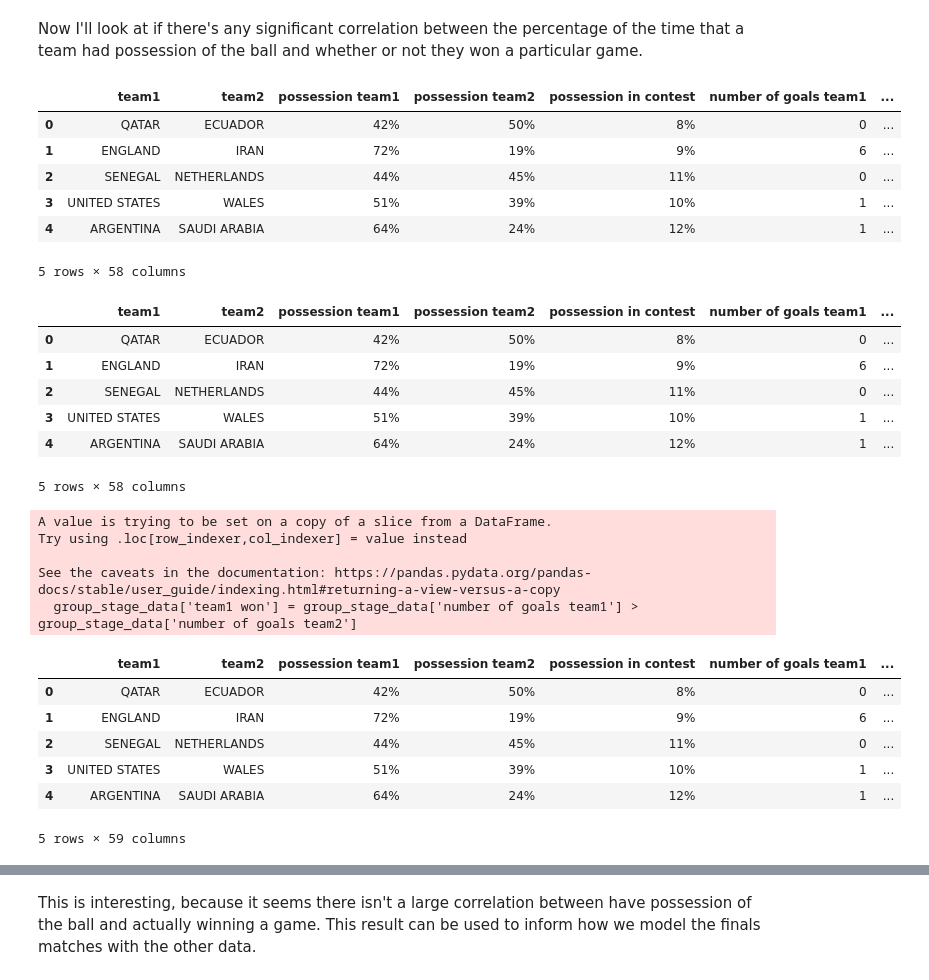
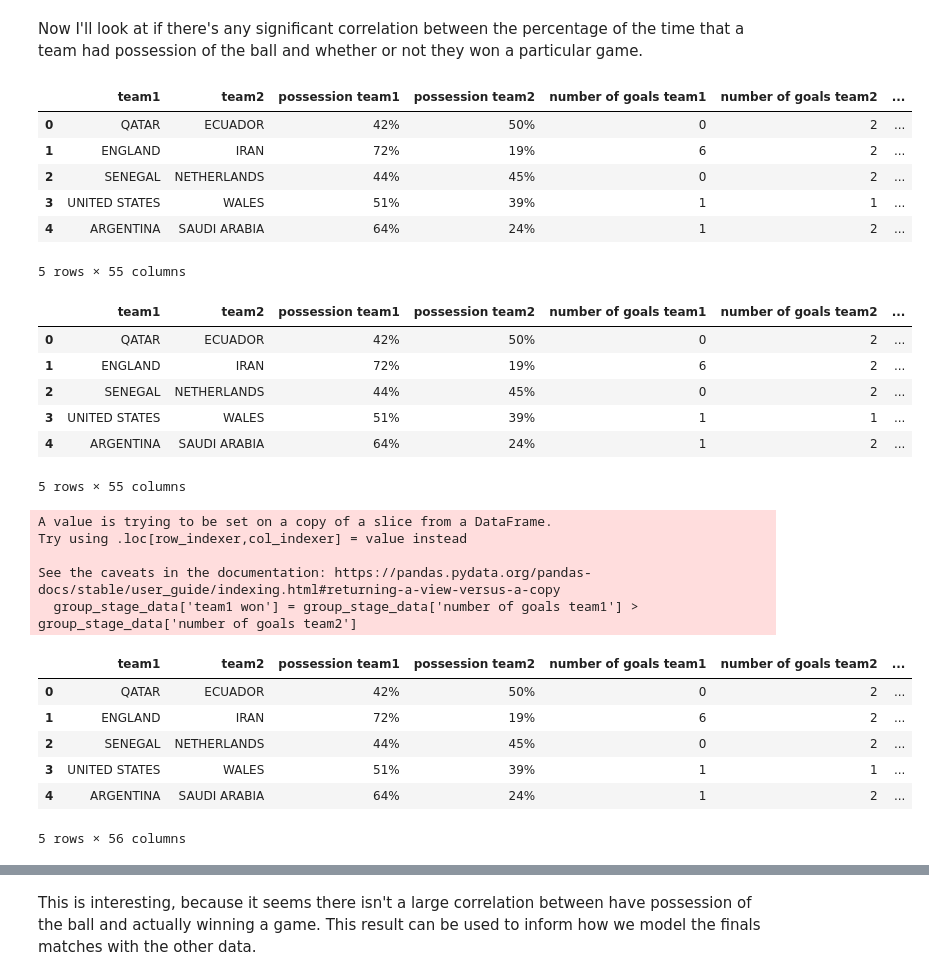
Before and after one commit to vrhughes/DS3001Group, a Jupyter notebook: Results/VH_Data_kaggle1_V2.ipynb, the cells around one changed output, grey strips where cells are left out. Saved outputs shown, nothing was run; the diff lists cells and outputs as text; code cells hidden in the pictures.

```diff
--- a/Results/VH_Data_kaggle1_V2.ipynb
+++ b/Results/VH_Data_kaggle1_V2.ipynb
@@ -19,7 +25,7 @@ data = pd.read_csv('https://raw.githubusercontent.com/vrhughes/DS3001Group/main/
 display(data)
 
 # Removing variables that are superfluous and/or unrelated to match performance
-data = data.drop(['date', 'hour', 'left channel team1', 'left channel team2', 'left inside channel team1', 'left inside channel team2', 'central channel team1', 'central channel team2', 'right inside channel team1', 'right inside channel team2', 'right channel team1', 'right channel team2'], axis=1)
+data = data.drop(['date', 'hour', 'left channel team1', 'left channel team2', 'left inside channel team1', 'left inside channel team2', 'central channel team1', 'central channel team2', 'right inside channel team1', 'right inside channel team2', 'right channel team1', 'right channel team2', 'own goals team1', 'own goals team2', 'possession in contest'], axis=1)
 data = data.drop(['total offers to receive team1', 'total offers to receive team2', 'inbehind offers to receive team1', 'inbehind offers to receive team2', 'inbetween offers to receive team1', 'inbetween offers to receive team2', 'infront offers to receive team1', 'infront offers to receive team2', 'receptions between midfield and defensive lines team1', 'receptions between midfield and defensive lines team2', 'attempted line breaks team1', 'attempted line breaks team2', 'completed line breaksteam1', 'completed line breaks team2', 'attempted defensive line breaks team1', 'attempted defensive line breaks team2', 'switches of play completed team1', 'switches of play completed team2'], axis=1)
 
 # Looking at the data again
@@ -91,44 +97,44 @@ Now I'll look at if there's any significant correlation between the percentage o
 # %%
 data.head()
 # %% [output]
-|  | team1 | team2 | possession team1 | possession team2 | possession in contest | number of goals team1 | ... |
-| 0 | QATAR | ECUADOR | 42% | 50% | 8% | 0 | ... |
-| 1 | ENGLAND | IRAN | 72% | 19% | 9% | 6 | ... |
-| 2 | SENEGAL | NETHERLANDS | 44% | 45% | 11% | 0 | ... |
-| 3 | UNITED STATES | WALES | 51% | 39% | 10% | 1 | ... |
-| 4 | ARGENTINA | SAUDI ARABIA | 64% | 24% | 12% | 1 | ... |
+|  | team1 | team2 | possession team1 | possession team2 | number of goals team1 | number of goals team2 | ... |
+| 0 | QATAR | ECUADOR | 42% | 50% | 0 | 2 | ... |
+| 1 | ENGLAND | IRAN | 72% | 19% | 6 | 2 | ... |
+| 2 | SENEGAL | NETHERLANDS | 44% | 45% | 0 | 2 | ... |
+| 3 | UNITED STATES | WALES | 51% | 39% | 1 | 1 | ... |
+| 4 | ARGENTINA | SAUDI ARABIA | 64% | 24% | 1 | 2 | ... |
-5 rows × 58 columns
+5 rows × 55 columns
 # %%
 # Because our only goal with this data is to look at group stage results, we'll remove finals data
 group_stage_data = data[data['category'].str.contains('Group')]
-group_stage_data.head()
+#group_stage_data.head()
 
 # Removed about 16 rows of finals data,
 # %% [output]
-|  | team1 | team2 | possession team1 | possession team2 | possession in contest | number of goals team1 | ... |
-| 0 | QATAR | ECUADOR | 42% | 50% | 8% | 0 | ... |
-| 1 | ENGLAND | IRAN | 72% | 19% | 9% | 6 | ... |
-| 2 | SENEGAL | NETHERLANDS | 44% | 45% | 11% | 0 | ... |
-| 3 | UNITED STATES | WALES | 51% | 39% | 10% | 1 | ... |
-| 4 | ARGENTINA | SAUDI ARABIA | 64% | 24% | 12% | 1 | ... |
+|  | team1 | team2 | possession team1 | possession team2 | number of goals team1 | number of goals team2 | ... |
+| 0 | QATAR | ECUADOR | 42% | 50% | 0 | 2 | ... |
+| 1 | ENGLAND | IRAN | 72% | 19% | 6 | 2 | ... |
+| 2 | SENEGAL | NETHERLANDS | 44% | 45% | 0 | 2 | ... |
+| 3 | UNITED STATES | WALES | 51% | 39% | 1 | 1 | ... |
+| 4 | ARGENTINA | SAUDI ARABIA | 64% | 24% | 1 | 2 | ... |
-5 rows × 58 columns
+5 rows × 55 columns
 # %%
 # Adding another column to the group_stage_data that's true if team1 has more goals and false if team2 has more goals:
 group_stage_data['team1 won'] = group_stage_data['number of goals team1'] > group_stage_data['number of goals team2']
-group_stage_data.head()
+#group_stage_data.head()
 # %% [output]
 A value is trying to be set on a copy of a slice from a DataFrame.
 Try using .loc[row_indexer,col_indexer] = value instead
 
 See the caveats in the documentation: https://pandas.pydata.org/pandas-docs/stable/user_guide/indexing.html#returning-a-view-versus-a-copy
   group_stage_data['team1 won'] = group_stage_data['number of goals team1'] > group_stage_data['number of goals team2']
-|  | team1 | team2 | possession team1 | possession team2 | possession in contest | number of goals team1 | ... |
-| 0 | QATAR | ECUADOR | 42% | 50% | 8% | 0 | ... |
-| 1 | ENGLAND | IRAN | 72% | 19% | 9% | 6 | ... |
-| 2 | SENEGAL | NETHERLANDS | 44% | 45% | 11% | 0 | ... |
-| 3 | UNITED STATES | WALES | 51% | 39% | 10% | 1 | ... |
-| 4 | ARGENTINA | SAUDI ARABIA | 64% | 24% | 12% | 1 | ... |
+|  | team1 | team2 | possession team1 | possession team2 | number of goals team1 | number of goals team2 | ... |
+| 0 | QATAR | ECUADOR | 42% | 50% | 0 | 2 | ... |
+| 1 | ENGLAND | IRAN | 72% | 19% | 6 | 2 | ... |
+| 2 | SENEGAL | NETHERLANDS | 44% | 45% | 0 | 2 | ... |
+| 3 | UNITED STATES | WALES | 51% | 39% | 1 | 1 | ... |
+| 4 | ARGENTINA | SAUDI ARABIA | 64% | 24% | 1 | 2 | ... |
-5 rows × 59 columns
+5 rows × 56 columns
 # %%
 # Creating an array more_possesion_wins2 that iterates through group_stage_data and increase by one if possession team1 is greater than possession team2 and team1 won is true:
 more_possession_wins = 0
```
Also changed, not shown: parts of 8 cells of this notebook.
